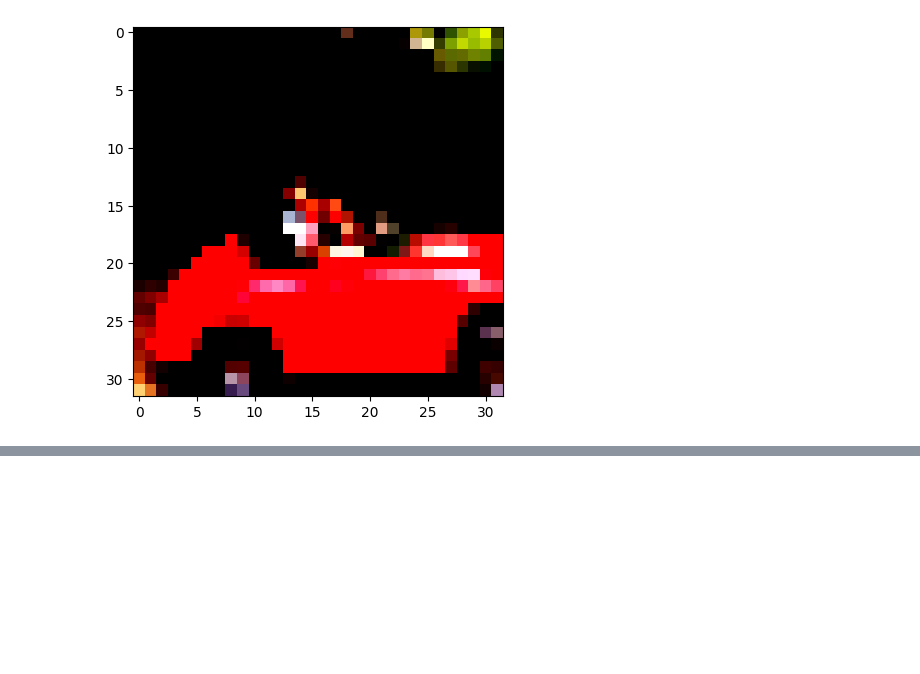
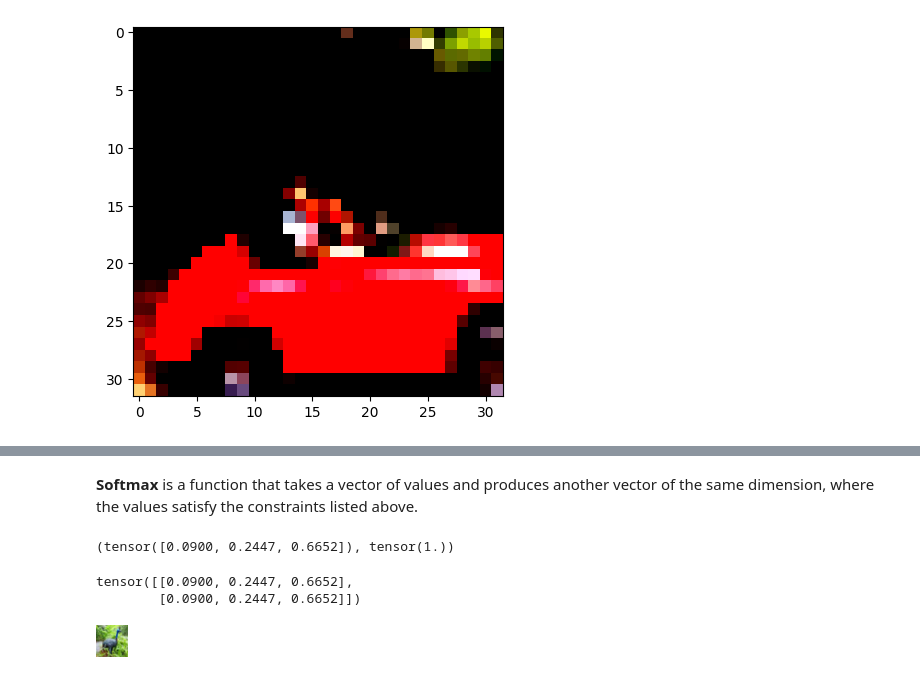
Before and after one commit to schampoux/ds-toolkit, a Jupyter notebook: deep-learning/dataset.ipynb, the cells around one changed output, grey strips where cells are left out. Saved outputs shown, nothing was run; the diff lists cells and outputs as text; code cells hidden in the pictures; blank space fills up the shorter version.

Commit message:
Notebook for the dataset module from torch. using a subset of cifar10 to build a simple NN

```diff
--- a/deep-learning/dataset.ipynb
+++ b/deep-learning/dataset.ipynb
@@ -142,0 +139,5 @@ Clipping input data to the valid range for imshow with RGB data ([0..1] for floa
+# %%
+class_names = ['airplane', 'bird']
+label_map = {0:0, 2:1}
+cifar2 = [(img, label_map[label]) for img, label in cifar10 if label in [0,2]]
+cifar2_val = [(img, label_map[label]) for img, label in cifar10_val if label in [0,2]]
@@ -142,0 +159,24 @@ Clipping input data to the valid range for imshow with RGB data ([0..1] for floa
+# %% [markdown]
+**Softmax** is a function that takes a vector of values and produces another vector of the same dimension, where the values satisfy the constraints listed above.
+# %%
+def softmax(x):
+    return torch.exp(x) / torch.exp(x).sum()
+x = torch.tensor([1.0, 2.0, 3.0])
+softmax(x), softmax(x).sum()
+# %% [output]
+(tensor([0.0900, 0.2447, 0.6652]), tensor(1.))
+# %%
+import torch.nn as nn
+x = torch.tensor([[1.0,2.0,3.0],[1.0,2.0,3.0]])
+# in this example, each row is a different input vector
+# Apply softmax ALONG the columns. i.e. ALONG dimension 1.
+softmax = nn.Softmax(dim=1)
+softmax(x)
+# %% [output]
+tensor([[0.0900, 0.2447, 0.6652],
+        [0.0900, 0.2447, 0.6652]])
+# %%
+img, _ = cifar2[0]
+img
+# %% [output]
+[figure, added]
```
Also changed, not shown: parts of 17 cells of this notebook.
